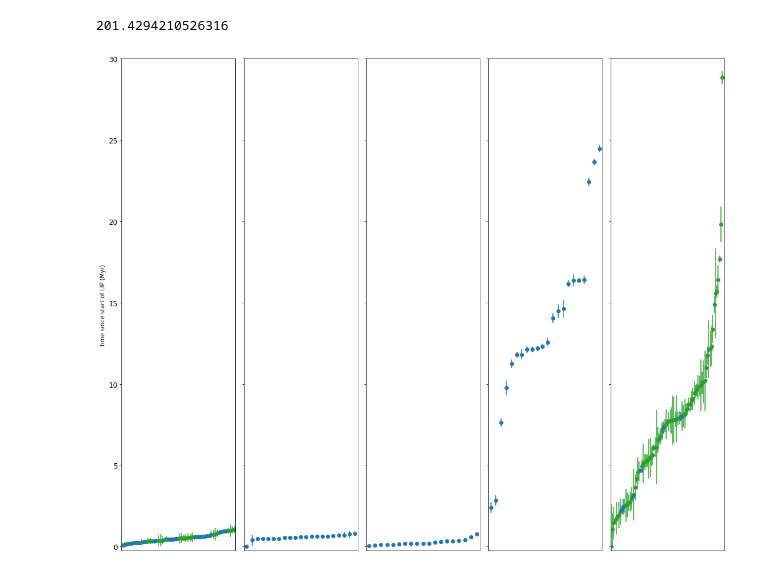
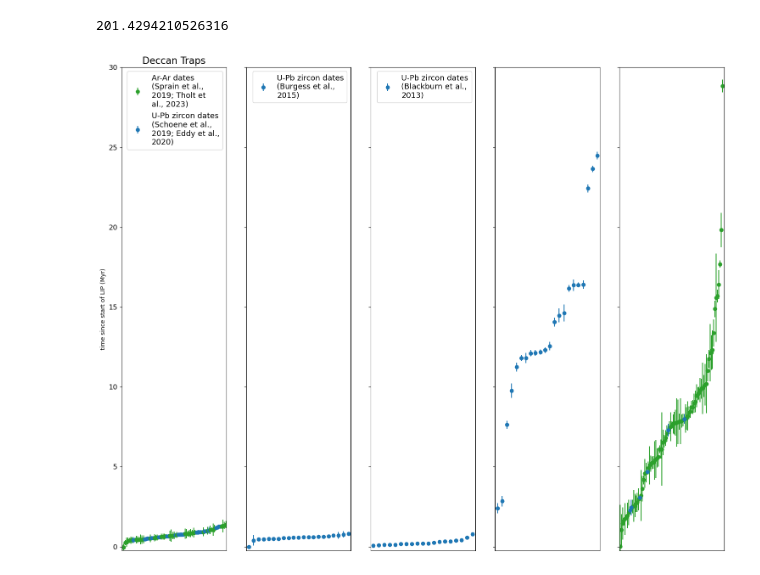
Before and after one commit to Swanson-Hysell-Group/LIP_duration, a Jupyter notebook: code/LIP_duration.ipynb, the cells around one changed output. Saved outputs shown, nothing was run; the diff lists cells and outputs as text; code cells hidden in the pictures.

Commit message:
add data from Tholt et al. 2023

```diff
--- a/code/LIP_duration.ipynb
+++ b/code/LIP_duration.ipynb
@@ -71,6 +71,14 @@ Sprain_2019['2_sigma'] =  Sprain_2019['1_sigma_external']*2
 Sprain_2019_means = Sprain_2019['Age'].tolist()
 Sprain_2019_2sigmas = Sprain_2019['2_sigma'].tolist()
 Sprain_2019_ref = ['Sprain2019a'] * len(Sprain_2019_2sigmas)
+
+Tholt_2023 = pd.read_csv('../data/Tholt2023_dates.csv')
+Tholt_2023['date'] = pd.to_numeric(Tholt_2023['date'], errors='coerce')
+Tholt_2023 = Tholt_2023[Tholt_2023['date'].notna() & (Tholt_2023['date'] > 60)]
+Tholt_2023['2_sigma'] = Tholt_2023['sigma_systematic']*2
+Tholt_2023_means = Tholt_2023['date'].tolist()
+Tholt_2023_2sigmas = Tholt_2023['2_sigma'].tolist()
+Tholt_2023_ref = ['Tholt2023a'] * len(Tholt_2023_2sigmas)
 
 Schoene_2019 = pd.read_csv('../data/Schoene2019_weighted_means.csv')
 Schoene_2019_means = Schoene_2019['dates'].tolist()
@@ -82,9 +90,9 @@ Eddy_2020_means = Eddy_2020['mean_date'].tolist()
 Eddy_2020_2sigmas = Eddy_2020['twosigma'].tolist()
 Eddy_2020_ref = ['Eddy2020a'] * len(Eddy_2020_2sigmas)
 
-Deccan_data = pd.DataFrame({'mean_dates': Sprain_2019_means + Schoene_2019_means + Eddy_2020_means,
-                            'twosigma': Sprain_2019_2sigmas + Schoene_2019_2sigmas + Eddy_2020_2sigmas,
-                            'ref': Sprain_2019_ref + Schoene_2019_ref + Eddy_2020_ref})
+Deccan_data = pd.DataFrame({'mean_dates': Sprain_2019_means + Tholt_2023_means + Schoene_2019_means + Eddy_2020_means,
+                            'twosigma': Sprain_2019_2sigmas + Tholt_2023_2sigmas + Schoene_2019_2sigmas + Eddy_2020_2sigmas,
+                            'ref': Sprain_2019_ref + Tholt_2023_ref + Schoene_2019_ref + Eddy_2020_ref})
 Deccan_data = Deccan_data[Deccan_data['twosigma'] < 0.5]
 
 Deccan_data = Deccan_data.sort_values('mean_dates',ascending=False)
@@ -140,51 +148,73 @@ CAMP_data.date.mean()
 # %% [output]
 201.4294210526316
 # %%
+from textwrap import wrap
+from collections import OrderedDict
+
+def add_legend(ax):
+    handles, labels = ax.get_legend_handles_labels()
+    valid = [(h, l) for h, l in zip(handles, labels) if l and not l.startswith('_')]
+    dedup = OrderedDict()
+    for h, l in valid:
+        if l not in dedup:
+            dedup[l] = h
+    wrapped_labels = ["\n".join(wrap(l, 18)) for l in dedup.keys()]
+    ax.legend(dedup.values(), wrapped_labels,
+              loc='upper right', frameon=True, fontsize=13)
+
 fig, axs = plt.subplots(nrows=1, ncols=5, sharey=True, figsize=(15,12))
 ax = axs[0]
 for n in range(0,len(Deccan_data)):
     if Deccan_data.ref[n] == 'Schoene2019a' or Deccan_data.ref[n] == 'Eddy2020a':
-        ax.errorbar(n,66.5-Deccan_data.mean_dates[n], yerr=Deccan_data.twosigma[n],color='C0',fmt='o')
-    elif Deccan_data.ref[n] == 'Sprain2019a':
-        ax.errorbar(n,66.5-Deccan_data.mean_dates[n], yerr=Deccan_data.twosigma[n],color='C2',fmt='o')
+        ax.errorbar(n,66.8-Deccan_data.mean_dates[n], yerr=Deccan_data.twosigma[n],color='C0',fmt='o',
+                    label='U-Pb zircon dates (Schoene et al., 2019; Eddy et al., 2020)')
+    elif Deccan_data.ref[n] == 'Sprain2019a' or Deccan_data.ref[n] == 'Tholt2023a':
+        ax.errorbar(n,66.8-Deccan_data.mean_dates[n], yerr=Deccan_data.twosigma[n],color='C2',fmt='o',
+                    label='Ar-Ar dates (Sprain et al., 2019; Tholt et al., 2023)')
 ax.get_xaxis().set_visible(False)
 ax.set_ylabel('time since start of LIP (Myr)')
 ax.set_xlim([-0.5,len(Deccan_data)-0.5])
+add_legend(ax)
+ax.set_title('Deccan Traps',fontsize=16)
 
 ax = axs[1]
 for n in range(0,len(Karoo_data)):
-    ax.errorbar(n,183.25-Karoo_data.mean_date[n], yerr=Karoo_data.twosigma[n],color='C0',fmt='o')
+    ax.errorbar(n,183.25-Karoo_data.mean_date[n], yerr=Karoo_data.twosigma[n],color='C0',fmt='o',
+                    label='U-Pb zircon dates (Burgess et al., 2015)')
 ax.get_xaxis().set_visible(False)
 ax.set_xlim([-0.5,len(Karoo_data)-0.5])
+add_legend(ax)
 
 ax = axs[2]
 
 for n in range(0,len(CAMP_data)):
-    ax.errorbar(n,201.7-CAMP_data.date[n], yerr=CAMP_data.twosigma[n],color='C0',fmt='o')
+    ax.errorbar(n,201.7-CAMP_data.date[n], yerr=CAMP_data.twosigma[n],color='C0',fmt='o',
+                    label='U-Pb zircon dates (Blackburn et al., 2013)')
 ax.get_xaxis().set_visible(False)
 ax.set_xlim([-0.5,len(CAMP_data)-0.5])
+add_legend(ax)
 
 ax = axs[3]
 for n in range(0,len(MCR_dates)):
     ax.errorbar(n,1108-MCR_dates.U_Pb_sample_mean[n], yerr=MCR_dates.U_Pb_sample_2sigma[n],color='C0',fmt='o')
 ax.get_xaxis().set_visible(False)
 ax.set_xlim([-0.5,len(MCR_dates)-0.5])
 
 ax = axs[4]
 for n in range(0,len(NAIP_dates)):
     if NAIP_dates['Geochronological Method'][n] == 'Ar/Ar':
         ax.errorbar(n,63.6-NAIP_dates.date[n], yerr=NAIP_dates.twosigma[n],color='C2',fmt='o')
     elif NAIP_dates['Geochronological Method'][n] == 'U/Pb':
         ax.errorbar(n,63.6-NAIP_dates.date[n], yerr=NAIP_dates.twosigma[n],color='C0',fmt='o',zorder=1000)
 ax.get_xaxis().set_visible(False)
 ax.set_xlim([-0.5,len(NAIP_dates)-1.5])
 
 plt.ylim(-0.25,30)
 
 plt.tight_layout()
 plt.savefig('LIP_dates.pdf')
 # %% [output]
-[figure, old version]
+[figure, new version]
 # %%
 MCR_dates
 # %% [output]
```
Also changed, not shown: parts of 1 cell of this notebook, 1 other file.
